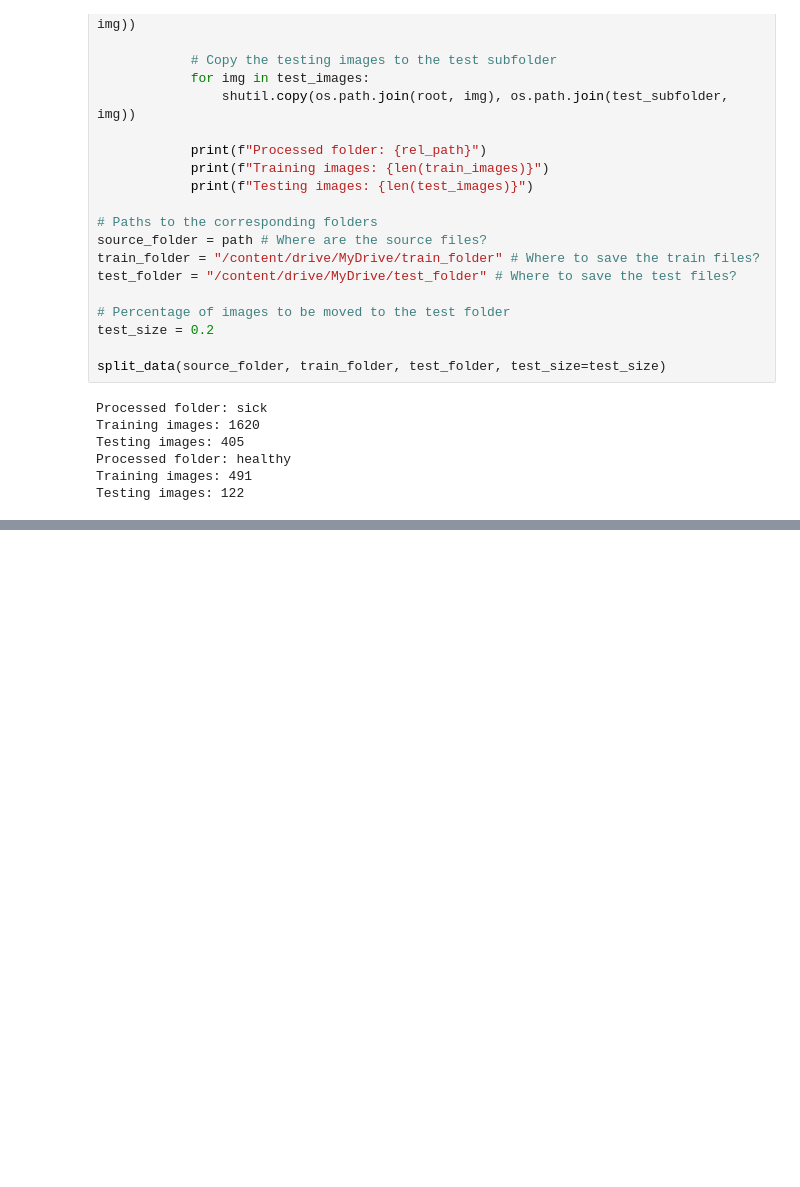
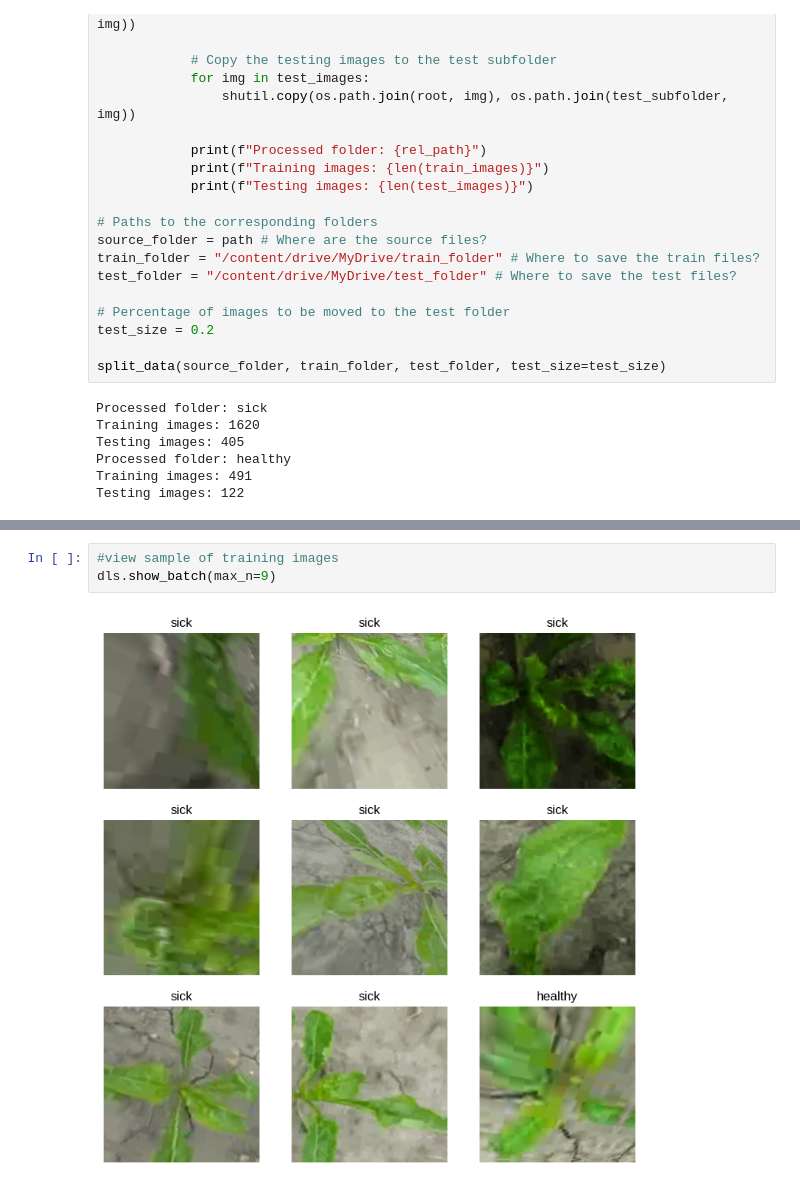
Before and after one commit to Stephaaniee/ProjectWork, a Jupyter notebook: Data_Fast_AI.ipynb, the cells around one changed output, grey strips where cells are left out. Drawn from its saved outputs; the diff is of its cells as text; blank space fills up the shorter version.

```diff
--- a/Data_Fast_AI.ipynb
+++ b/Data_Fast_AI.ipynb
@@ -108,0 +169,5 @@ NameError: name 'tfms' is not defined
+# %%
+#view sample of training images
+dls.show_batch(max_n=9)
+# %% [output]
+[figure, added]
```
Also changed, not shown: parts of 15 cells of this notebook.
